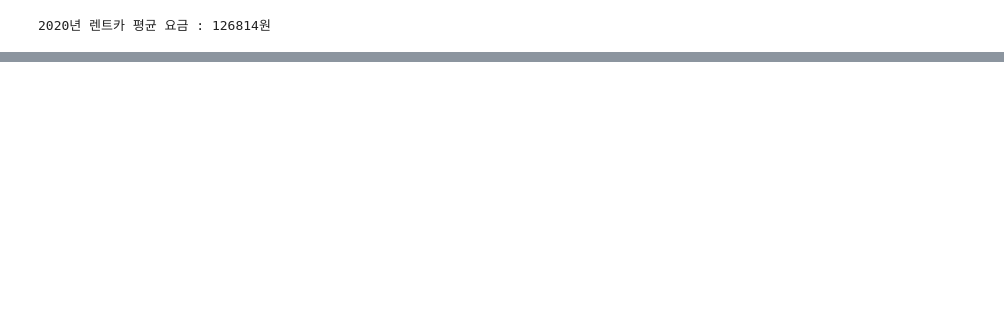
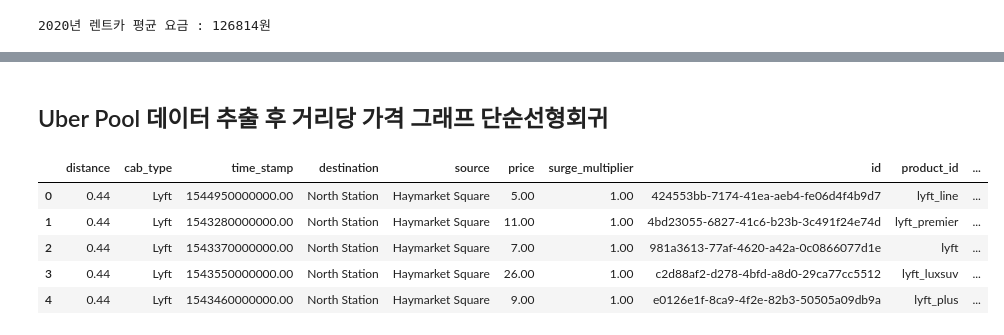
Before and after one commit to L2egg/L2egg, a Jupyter notebook: 제주도.ipynb, the cells around one changed output, grey strips where cells are left out. Cells and saved outputs as stored; diff of their text form; code cells hidden in the pictures; blank space fills up the shorter version.

```diff
--- a/제주도.ipynb
+++ b/제주도.ipynb
@@ -137,0 +251,12 @@ print('2020년 렌트카 평균 요금 : {0:.0f}원'.format(average))
+# %% [markdown]
+## Uber Pool 데이터 추출 후 거리당 가격 그래프 단순선형회귀
+# %%
+dataset7 = pd.read_csv('cab_rides.csv', encoding='cp949')
+dataset7.head(5)
+# %% [output]
+|  | distance | cab_type | time_stamp | destination | source | price | surge_multiplier | id | product_id | ... |
+| 0 | 0.44 | Lyft | 1544950000000.00 | North Station | Haymarket Square | 5.00 | 1.00 | 424553bb-7174-41ea-aeb4-fe06d4f4b9d7 | lyft_line | ... |
+| 1 | 0.44 | Lyft | 1543280000000.00 | North Station | Haymarket Square | 11.00 | 1.00 | 4bd23055-6827-41c6-b23b-3c491f24e74d | lyft_premier | ... |
+| 2 | 0.44 | Lyft | 1543370000000.00 | North Station | Haymarket Square | 7.00 | 1.00 | 981a3613-77af-4620-a42a-0c0866077d1e | lyft | ... |
+| 3 | 0.44 | Lyft | 1543550000000.00 | North Station | Haymarket Square | 26.00 | 1.00 | c2d88af2-d278-4bfd-a8d0-29ca77cc5512 | lyft_luxsuv | ... |
+| 4 | 0.44 | Lyft | 1543460000000.00 | North Station | Haymarket Square | 9.00 | 1.00 | e0126e1f-8ca9-4f2e-82b3-50505a09db9a | lyft_plus | ... |
```
Also changed, not shown: parts of 21 cells of this notebook.
